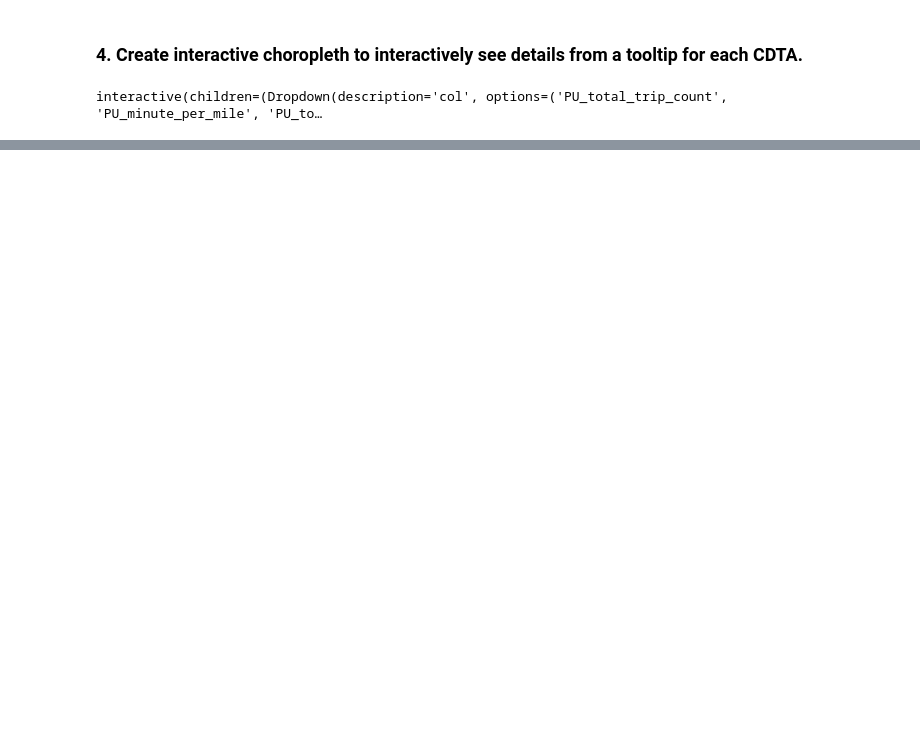
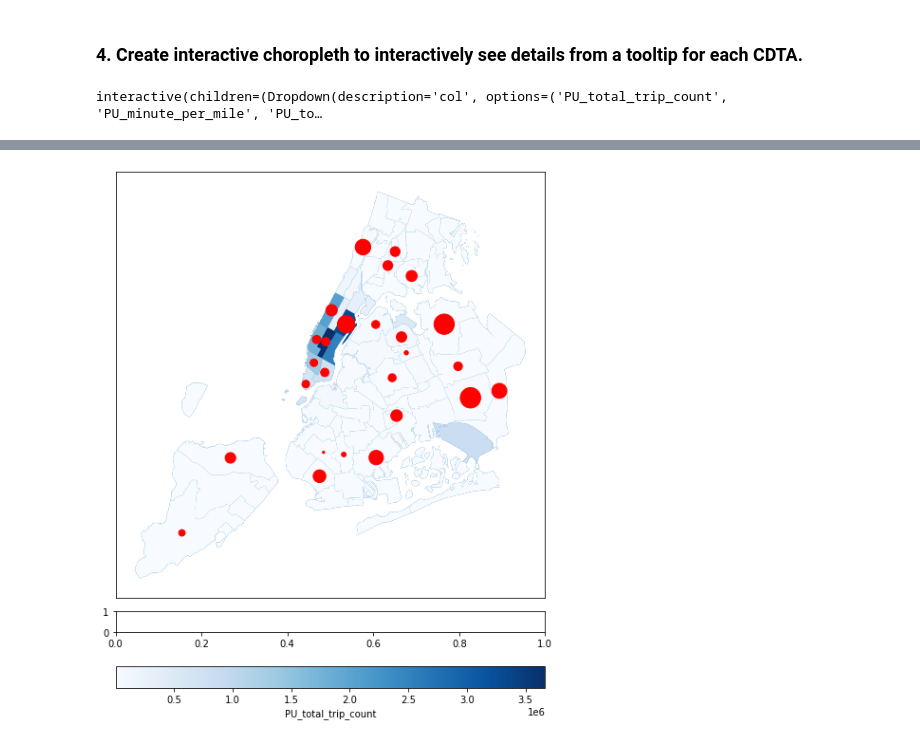
Before and after one commit to henryhyunwookim/NYC-Transportation-and-Socioeconomic-Data-Analysis, a Jupyter notebook: taxi/visualizations.ipynb, the cells around one changed output, grey strips where cells are left out. Drawn from its saved outputs; the diff is of its cells as text; code cells hidden in the pictures; blank space fills up the shorter version.

```diff
--- a/taxi/visualizations.ipynb
+++ b/taxi/visualizations.ipynb
@@ -99,9 +95,3 @@ m = widgets.interactive(create_map_with_table, col=cols, top_n=range(0, len(cdta
 display(m)
 # %% [output]
 interactive(children=(Dropdown(description='col', options=('PU_total_trip_count', 'PU_minute_per_mile', 'PU_to…
-# %%
-import pandas as pd
-socio_df = pd.read_csv(os.path.dirname(os.getcwd()) + "\\socio\\data\\socioecoomic.csv", index_col=0)
-socio_df["Community District"] = socio_df["Community District"].apply(lambda x: x.replace(" ", ""))
-socio_df = socio_df.rename(columns={" Indicator Description": "Indicator Description"})
-socio_df
@@ -232,8 +98,79 @@ relevant_cols = [
-# %%
-sub_socio_df = socio_df[socio_df["Indicator"].isin(relevant_cols)][["Community District", "Indicator", "2019"]]
-
-for indicator in sub_socio_df.Indicator.unique():
-    cd_socio_dict = sub_socio_df[sub_socio_df.Indicator == indicator].set_index("Community District")["2019"].to_dict()
-    cdta_df[indicator] = cdta_df.CDTA.map(cd_socio_dict)
-
-cdta_df[cdta_df["CDTA"].isin(sub_socio_df["Community District"])].reset_index(drop=True)
+# %%
+cdta_cols = [
+    'PU_total_trip_count', 'PU_minute_per_mile', 'PU_total_passenger_count', 'PU_total_trip_distance (mile)',
+    'PU_total_fare', 'PU_total_congestion_surcharge', 'PU_total_airport_fee', 'PU_total_duration (min)',
+    'PU_average_passenger_count', 'PU_average_trip_distance (mile)', 'PU_average_fare',
+    'PU_average_congestion_surcharge', 'PU_average_airport_fee', 'PU_average_duration (min)',
+    'DO_total_trip_count', 'DO_minute_per_mile', 'DO_total_passenger_count', 'DO_total_trip_distance (mile)',
+    'DO_total_fare', 'DO_total_congestion_surcharge', 'DO_total_airport_fee', 'DO_total_duration (min)',
+    'DO_average_passenger_count', 'DO_average_trip_distance (mile)', 'DO_average_fare',
+    'DO_average_congestion_surcharge', 'DO_average_airport_fee', 'DO_average_duration (min)']
+
+relevant_cols = [
+        'Population',
+        'Disabled population',
+        'Foreign-born population',
+        'Population aged 65+',
+        'Median household income (2021$)',
+        'Poverty rate',
+        'Labor force participation rate',
+        'Population aged 25+ without a high school diploma',
+        'Unemployment rate',
+        'Severely rent-burdened households',
+        'Homeownership rate',
+        'Severe crowding rate (% of renter households)',
+        'Population density (1,000 persons per square mile)',
+        'Car-free commute (% of commuters)',
+        'Mean travel time to work (minutes)',
+        'Serious crime rate (per 1,000 residents)']
+
+taxi_col = cdta_cols[0]
+socio_col = relevant_cols[0]
+
+import matplotlib.pyplot as plt
+from mpl_toolkits.axes_grid1 import make_axes_locatable
+
+fig, ax = plt.subplots(figsize=(10,10))
+divider = make_axes_locatable(ax)
+cax = divider.append_axes("bottom", size="5%", pad=0.2)
+taxi_vmin, taxi_vmax = cdta_df[taxi_col].min(), cdta_df[taxi_col].max()
+socio_vmin, socio_vmax = socio_df[socio_col].min(), socio_df[socio_col].max()
+
+# cdta_df = cdta_df.set_geometry('geometry')
+cdta_df['geometry'].plot(ax=ax)
+ax.set_xticks([])
+ax.set_yticks([])
+
+cdta_df[[taxi_col, 'geometry']].plot(
+    column=taxi_col,
+    ax=ax,
+    cax=divider.append_axes("bottom", size="5%", pad=0.5),
+    legend=True,
+    legend_kwds={
+        'label': taxi_col,
+        'orientation': 'horizontal'
+        },
+    vmin=taxi_vmin,
+    vmax=taxi_vmax,
+    cmap='Blues'
+)
+
+socio_df['centroid'] = socio_df.centroid
+socio_df = socio_df.set_geometry('centroid')
+socio_df[[socio_col, 'centroid']].plot(
+    # column=socio_col,
+    ax=ax,
+    # cax=divider.append_axes("top", size="5%", pad=0.5),
+    # legend=True,
+    # legend_kwds={
+    #     'label': socio_col,
+    #     'orientation': 'horizontal'
+    #     },
+    vmin=socio_vmin,
+    vmax=socio_vmax,
+    # cmap='Reds',
+    marker='.',
+    markersize= ((socio_df[socio_col] - socio_df[socio_col].mean()) / socio_vmax) * 5000,
+    color='red',
+)
+# %% [output]
@@ -240,3 +178,4 @@ cdta_df[cdta_df["CDTA"].isin(sub_socio_df["Community District"])].reset_index(dr
+[figure, added]
 # %%
 1) make the multiples in a smaller scale (2x7); add population and income (something similar to https://vallandingham.me/multivariate_maps.html).
 2) taxi trip counts, normalized by population/income.
```
Also changed, not shown: parts of 10 cells of this notebook, 2 other files.
